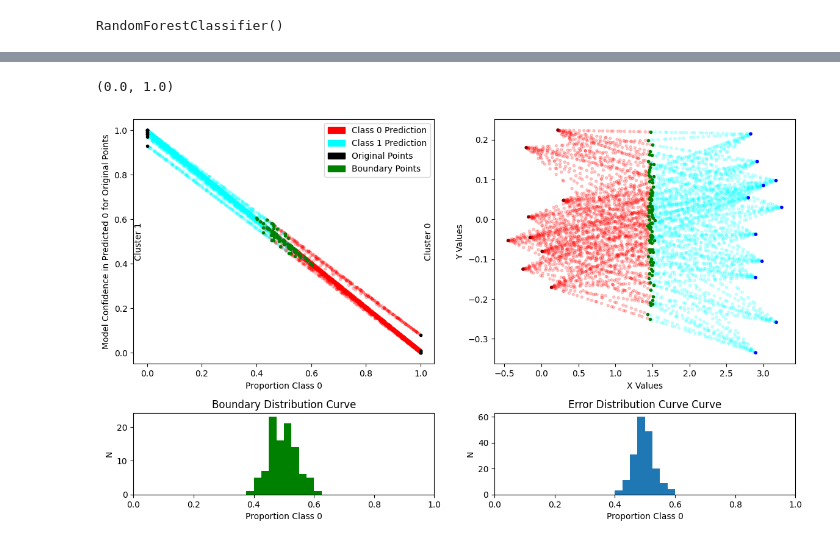
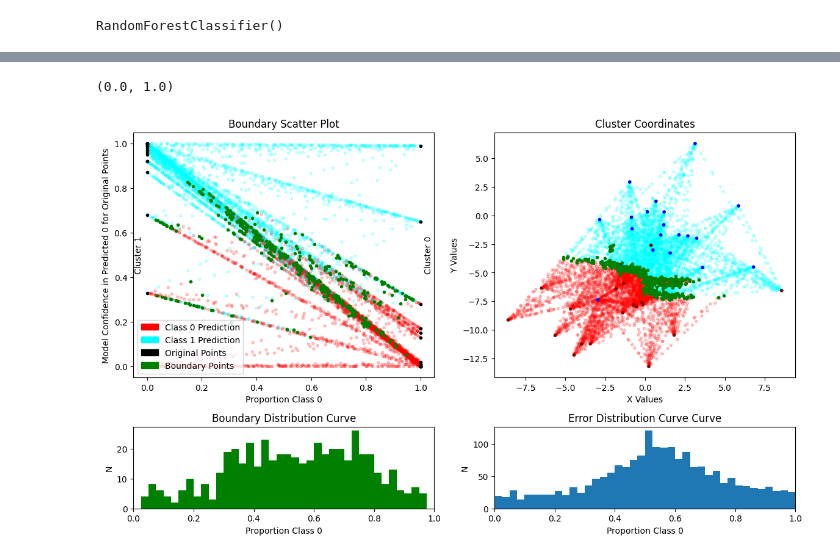
Before and after one commit to willpoulett/brain_classifier, a Jupyter notebook: clusters.ipynb, the cells around one changed output, grey strips where cells are left out. Saved outputs shown, nothing was run; the diff lists cells and outputs as text; code cells hidden in the pictures.

```diff
--- a/clusters.ipynb
+++ b/clusters.ipynb
@@ -29,7 +29,7 @@ datasets = [
     make_blobs(n_samples=100, centers=[[0,0],[1,0]], n_features=2,random_state=3, cluster_std = 0.2),
 ]
 
-NUM = 5
+NUM = 1
 # 5 = thin boundary with classifiers[1]
 # 4 = thin boundary with close together groups with classifiers[1]
 # 0 = bias
@@ -84,7 +84,7 @@ muba_df = pd.DataFrame(columns = ["class_0_confidence",
                     "y_value",
     ])
 
-MUBA_ITERS = 50
+MUBA_ITERS = 20
 
 class_zero_df = pd.DataFrame()
 class_one_df = pd.DataFrame()
@@ -209,32 +227,34 @@ middle_patch = mpatches.Patch(color='green', label='Boundary Points')
 
 ax[0][0].legend(handles=[no_patch, yes_patch, original_patch, middle_patch])
 
+ax[0][0].set_title("Boundary Scatter Plot")
+ax[0][1].set_title("Cluster Coordinates")
 ax[1][0].set_xlabel("Proportion Class 0")
 ax[1][1].set_xlabel("Proportion Class 0")
 ax[0][0].set_xlabel("Proportion Class 0")
 ax[1][0].set_ylabel("N")
 ax[1][1].set_ylabel("N")
 ax[1][0].set_title("Boundary Distribution Curve")
 ax[0][0].set_ylabel("Model Confidence in Predicted 0 for Original Points")
 ax[0][1].set_xlabel("X Values")
 ax[0][1].set_ylabel("Y Values")
 ax[0][0].text(-0.03,0.5,"Cluster 1", rotation = "vertical", va = "center", ha = "center")
 ax[0][0].text(1.03,0.5,"Cluster 0", rotation = "vertical", va = "center", ha = "center")
 
 # ax.axis("off")
 ax[1][0].hist(boundary_df["alpha"],bins=[0.025 * i for i in range(41)],color="green")
 
 x = [coord[0] for coord in muba_df["coords"]]
 y = [coord[1] for coord in muba_df["coords"]]
 ax[0][1].scatter(x,y, color = ["red" if x == 1 else "aqua" for x in predictions["pred_zero"]],marker = ".", alpha = 0.2)
 ax[0][1].scatter([X_test[int(i)][0] for i in initial_df["coords_index"]],[X_test[int(i)][1] for i in initial_df["coords_index"]], marker = ".", c = ["DarkRed" if x == 1 else "blue" for x in initial_df["class_0"]], label = "True Images")
 ax[0][1].scatter([c[0] for c in boundary_df["middle_coords"]],[c[1] for c in boundary_df["middle_coords"]], marker = ".", color = "green")
 
 ax[1][1].hist(incorrect_alphas, bins=[0.025 * i for i in range(41)])
 ax[1][1].set_title("Error Distribution Curve Curve")
 
 ax[1][1].set_xlim(0,1)
 ax[1][0].set_xlim(0,1)
 # %% [output]
 (0.0, 1.0)
-[figure, old version]
+[figure, new version]
```
Also changed, not shown: parts of 4 cells of this notebook, 2 other files.
